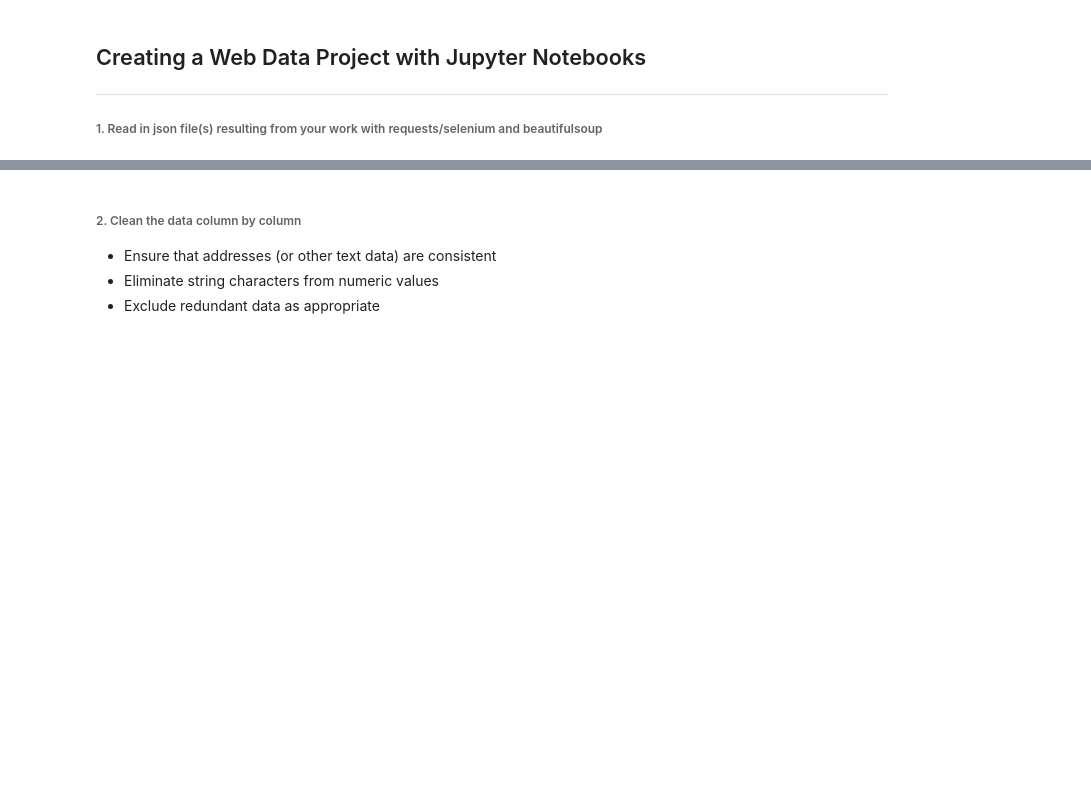
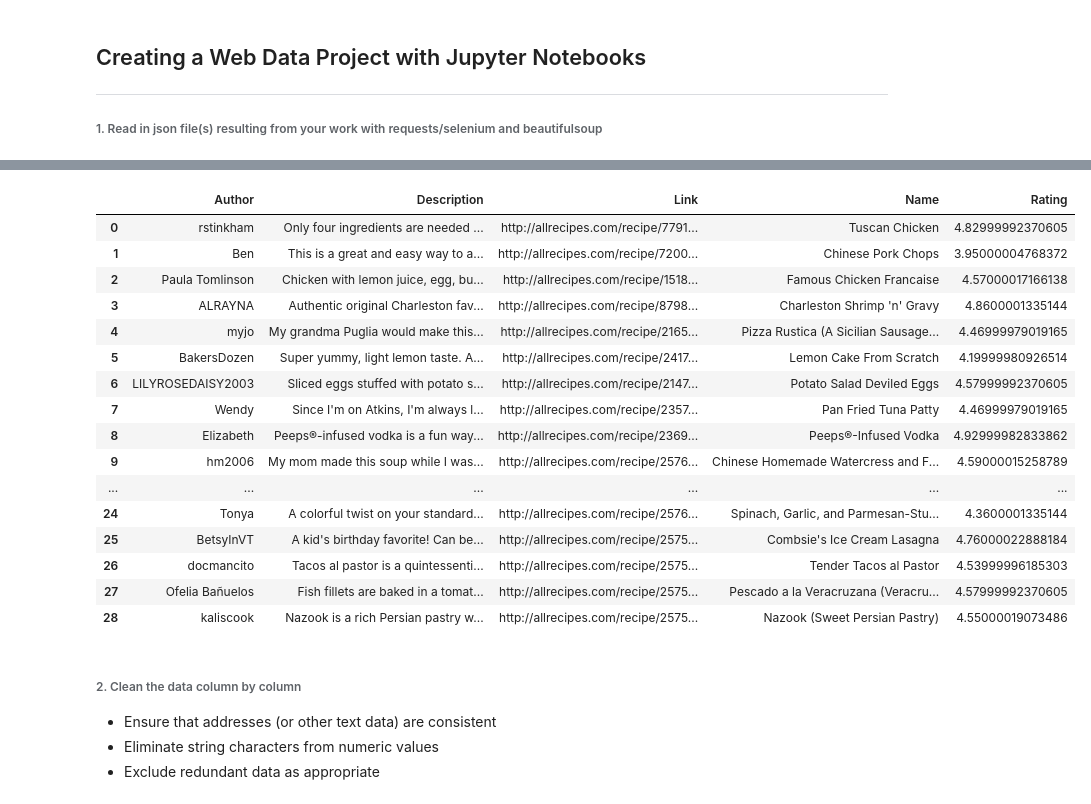
Before and after one commit to NolanBecker/CSC3130_WebProject, a Jupyter notebook: DataProject.ipynb, the cells around one changed output, grey strips where cells are left out. Cells and saved outputs as stored; diff of their text form; code cells hidden in the pictures; blank space fills up the shorter version.

```diff
--- a/DataProject.ipynb
+++ b/DataProject.ipynb
@@ -15,3 +85,23 @@ data2 = pd.read_json('JSON/old/2017-03-14.AllRecipes.json')
+# %%
+dataAllRecipes
+# %% [output]
+|  | Author | Description | Link | Name | Rating |
+| 0 | rstinkham | Only four ingredients are needed ... | http://allrecipes.com/recipe/7791... | Tuscan Chicken | 4.82999992370605 |
+| 1 | Ben | This is a great and easy way to a... | http://allrecipes.com/recipe/7200... | Chinese Pork Chops | 3.95000004768372 |
+| 2 | Paula Tomlinson | Chicken with lemon juice, egg, bu... | http://allrecipes.com/recipe/1518... | Famous Chicken Francaise | 4.57000017166138 |
+| 3 | ALRAYNA | Authentic original Charleston fav... | http://allrecipes.com/recipe/8798... | Charleston Shrimp 'n' Gravy | 4.8600001335144 |
+| 4 | myjo | My grandma Puglia would make this... | http://allrecipes.com/recipe/2165... | Pizza Rustica (A Sicilian Sausage... | 4.46999979019165 |
+| 5 | BakersDozen | Super yummy, light lemon taste. A... | http://allrecipes.com/recipe/2417... | Lemon Cake From Scratch | 4.19999980926514 |
+| 6 | LILYROSEDAISY2003 | Sliced eggs stuffed with potato s... | http://allrecipes.com/recipe/2147... | Potato Salad Deviled Eggs | 4.57999992370605 |
+| 7 | Wendy | Since I'm on Atkins, I'm always l... | http://allrecipes.com/recipe/2357... | Pan Fried Tuna Patty | 4.46999979019165 |
+| 8 | Elizabeth | Peeps®-infused vodka is a fun way... | http://allrecipes.com/recipe/2369... | Peeps®-Infused Vodka | 4.92999982833862 |
+| 9 | hm2006 | My mom made this soup while I was... | http://allrecipes.com/recipe/2576... | Chinese Homemade Watercress and F... | 4.59000015258789 |
+| ... | ... | ... | ... | ... | ... |
+| 24 | Tonya | A colorful twist on your standard... | http://allrecipes.com/recipe/2576... | Spinach, Garlic, and Parmesan-Stu... | 4.3600001335144 |
+| 25 | BetsyInVT | A kid's birthday favorite! Can be... | http://allrecipes.com/recipe/2575... | Combsie's Ice Cream Lasagna | 4.76000022888184 |
+| 26 | docmancito | Tacos al pastor is a quintessenti... | http://allrecipes.com/recipe/2575... | Tender Tacos al Pastor | 4.53999996185303 |
+| 27 | Ofelia Bañuelos | Fish fillets are baked in a tomat... | http://allrecipes.com/recipe/2575... | Pescado a la Veracruzana (Veracru... | 4.57999992370605 |
+| 28 | kaliscook | Nazook is a rich Persian pastry w... | http://allrecipes.com/recipe/2575... | Nazook (Sweet Persian Pastry) | 4.55000019073486 |
 # %% [markdown]
 ###### 2. Clean the data column by column
 - Ensure that addresses (or other text data) are consistent
```
Also changed, not shown: parts of 6 cells of this notebook, 14 other files.
